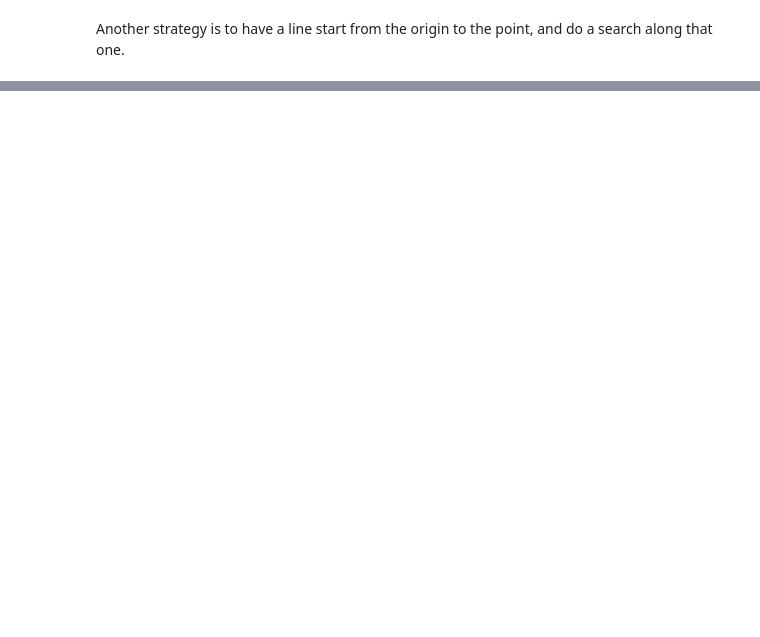
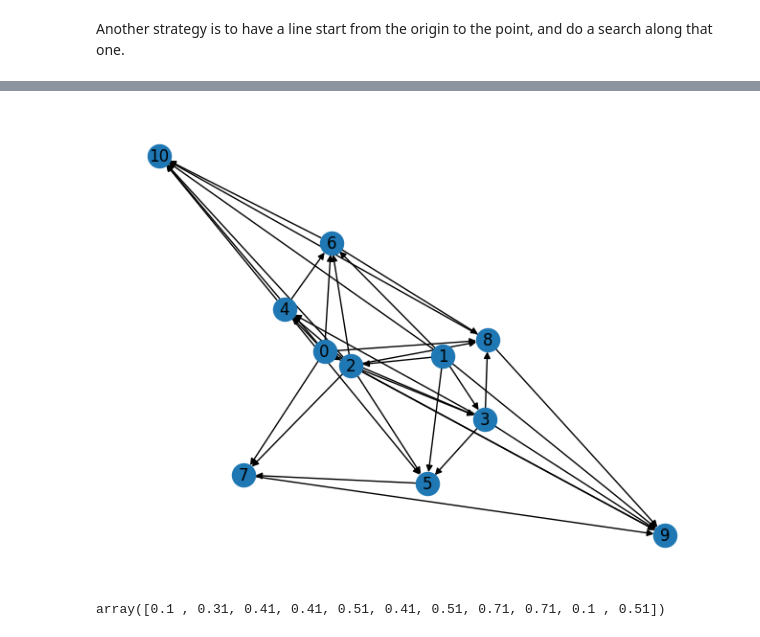
Before and after one commit to jhudsy/inverse_semantics, a Jupyter notebook: interval.ipynb, the cells around one changed output, grey strips where cells are left out. Saved outputs shown, nothing was run; the diff lists cells and outputs as text; code cells hidden in the pictures; blank space fills up the shorter version.

```diff
--- a/interval.ipynb
+++ b/interval.ipynb
@@ -273,0 +443,10 @@ list(powerset([1,2,3]))
+# %%
+g=nx.DiGraph()
+g.add_edges_from([(0, 2), (0, 3), (0, 4), (0, 6), (0, 7), (0, 8), (0, 9), (0, 10), (1, 2), (1, 3), (1, 5), (1, 6), (1, 9), (1, 10), (2, 3), (2, 4), (2, 5), (2, 6), (2, 7), (2, 8), (2, 9), (2, 10), (3, 4), (3, 5), (3, 8), (3, 9), (4, 5), (4, 6), (4, 10), (5, 7), (6, 8), (6, 10), (7, 9), (8, 9), (8, 10)])
+nx.draw(g,with_labels=True,pos=nx.spring_layout(g,seed=42))
+# %% [output]
+[figure, added]
+# %%
+inverse_card(g,{0:0.1,1:0.1,2:0.1,3:0.1,4:0.1,5:0.1,6:0.1,7:0.1,8:0.1,9:0.1,10:0.1})
+# %% [output]
+array([0.1 , 0.31, 0.41, 0.41, 0.51, 0.41, 0.51, 0.71, 0.71, 0.1 , 0.51])
```
Also changed, not shown: parts of 14 cells of this notebook.
